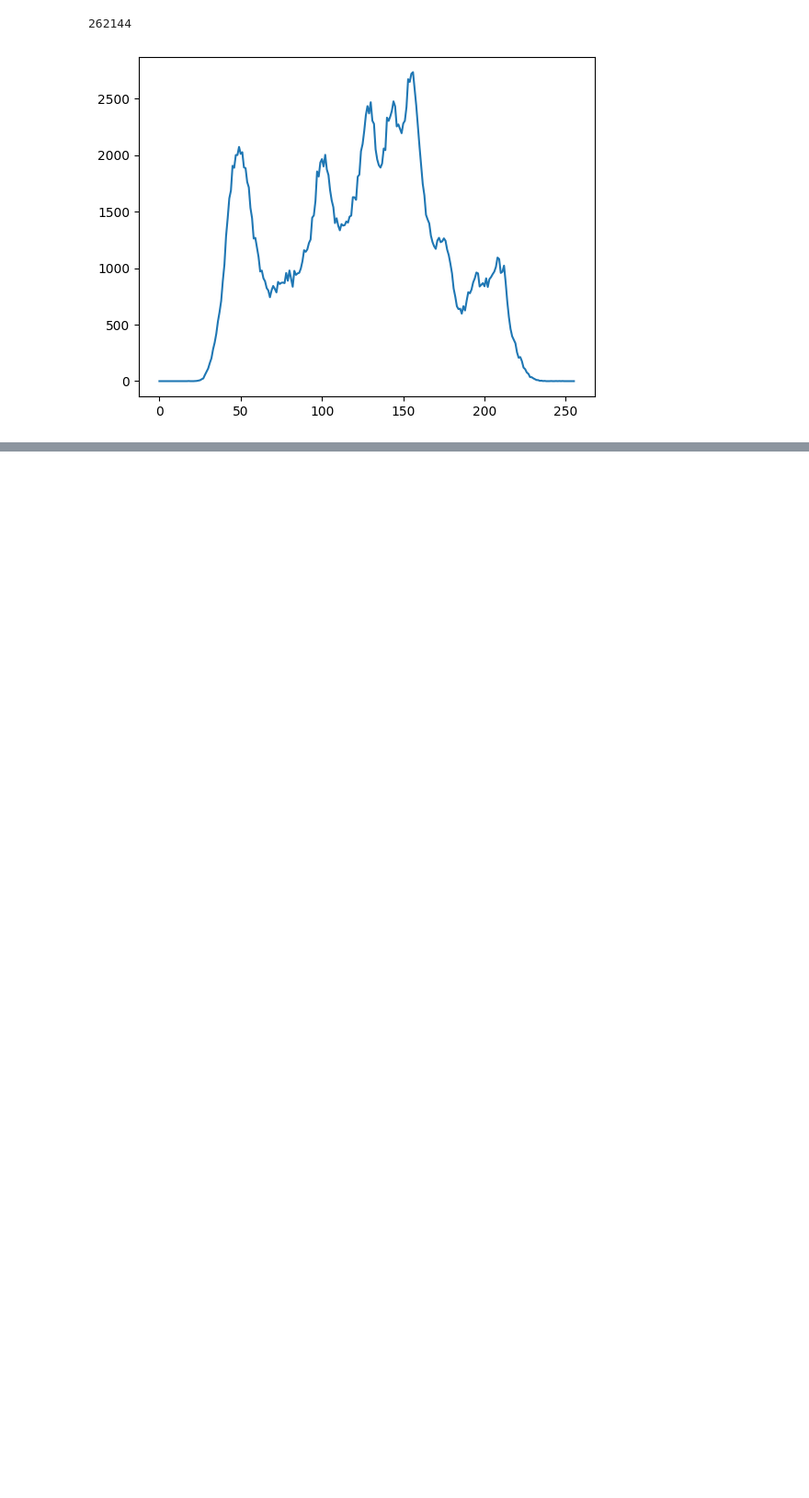
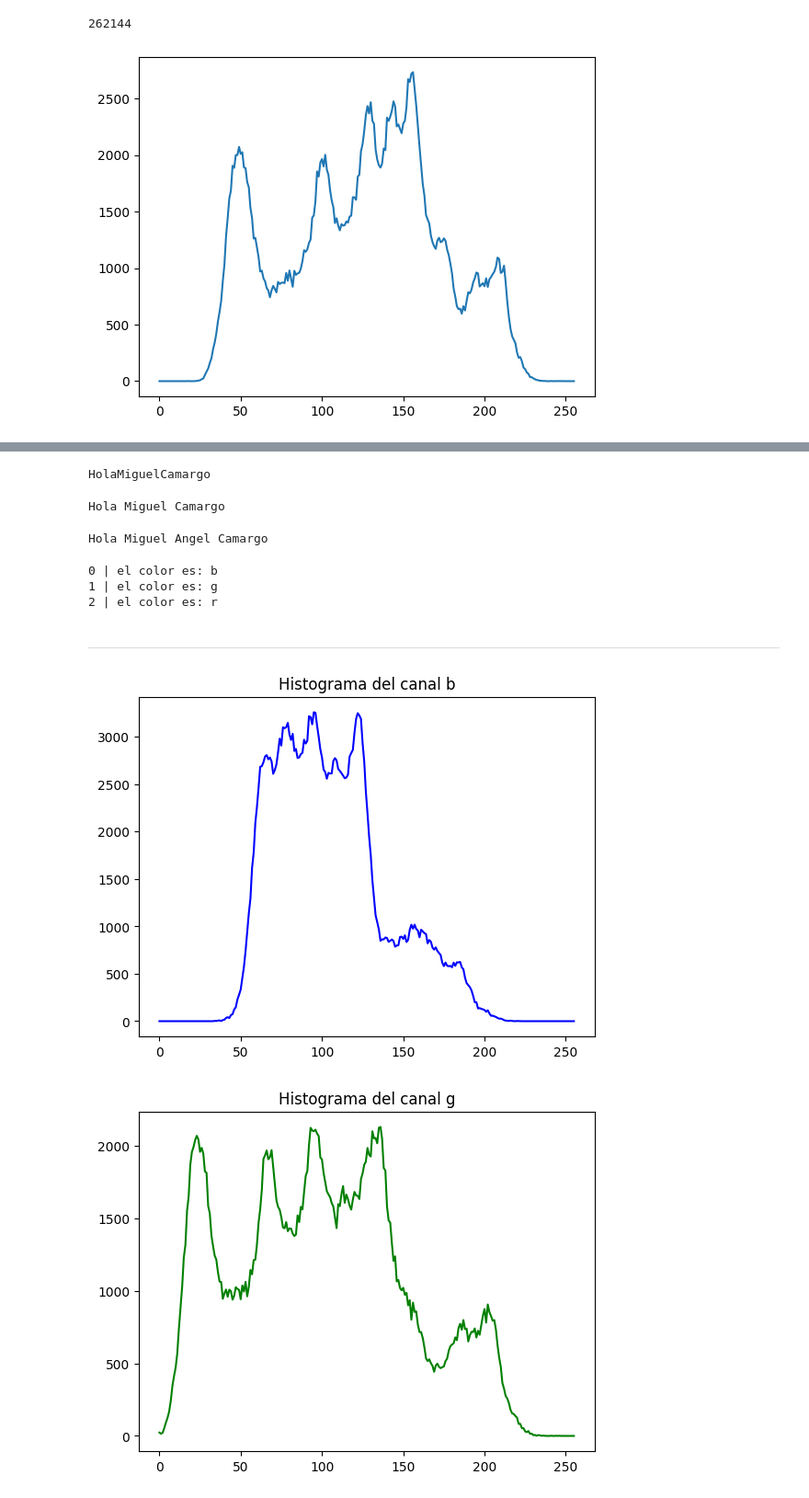
Before and after one commit to mikecr96/PDI-Ago-Dic25-GpoA, a Jupyter notebook: Semana V/histogram.ipynb, the cells around one changed output, grey strips where cells are left out. Shown at 92% size. Saved outputs shown, nothing was run; the diff lists cells and outputs as text; code cells hidden in the pictures; blank space fills up the shorter version.

```diff
--- a/Semana V/histogram.ipynb
+++ b/Semana V/histogram.ipynb
@@ -31,0 +37,3 @@ plt.show()
+# %%
+lena_bgr = cv.imread('/Users/miguelcamargorojas/Documents/UP/PDI-Ago-dic25/Grupo A/images/lena.jpg')
+lena_bgr.shape
@@ -31,0 +58,34 @@ plt.show()
+# %%
+print("Hola" + nombre + apellido)
+# %% [output]
+HolaMiguelCamargo
+# %%
+print("Hola {} {}".format(nombre, apellido))
+# %% [output]
+Hola Miguel Camargo
+# %%
+print(f"Hola {nombre + " Angel"} {apellido}")
+# %% [output]
+Hola Miguel Angel Camargo
+# %%
+colores = ["b", "g", "r"]
+
+for conteo, color in enumerate(colores):
+    print(f"{conteo} | el color es: {color}")
+# %% [output]
+0 | el color es: b
+1 | el color es: g
+2 | el color es: r
+# %% [markdown]
+----
+# %%
+colores = ["b", "g", "r"]
+
+for i in range(3):
+    histograma = cv.calcHist([lena_bgr], [i], None, [256], [0, 255])
+    plt.plot(histograma, colores[i])
+    plt.title(f"Histograma del canal {colores[i]}")
+    plt.show()
+# %% [output]
+[figure, added]
+[figure, added]
```
Also changed, not shown: parts of 17 cells of this notebook.
